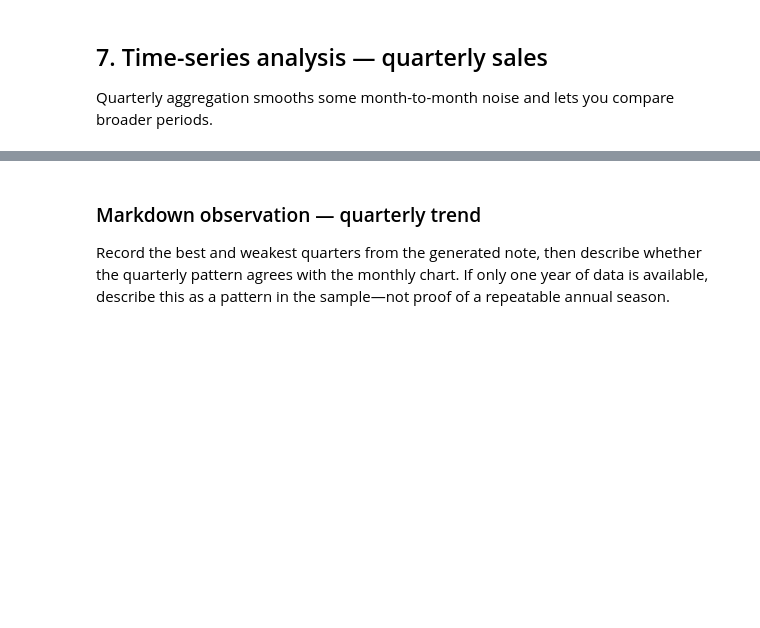
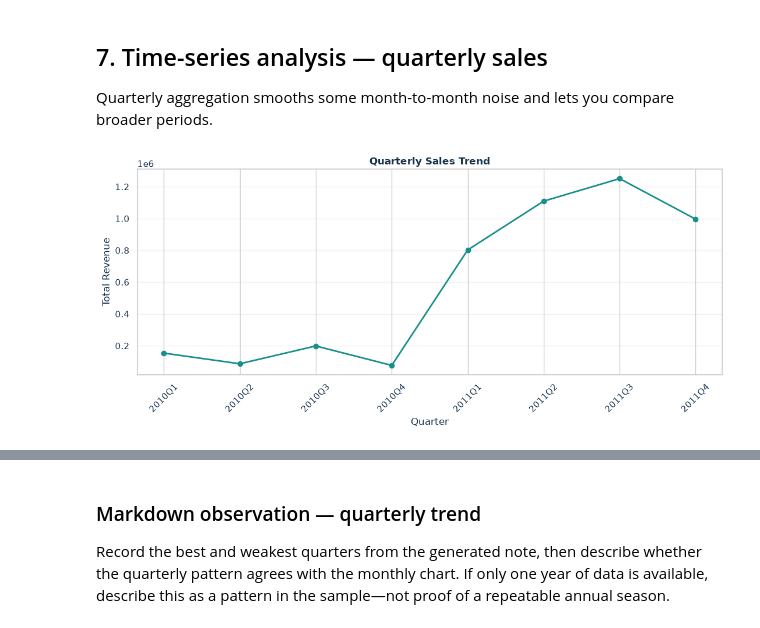
Before and after one commit to santhya27/OIBSIP, a Jupyter notebook: DataAnalytics-Level1-Task1-RetailRadar/Retail_Radar_EDA_Project/Retail_Radar_EDA.ipynb, the cells around one changed output, grey strips where cells are left out. Saved outputs shown, nothing was run; the diff lists cells and outputs as text; code cells hidden in the pictures; blank space fills up the shorter version.

```diff
--- a/DataAnalytics-Level1-Task1-RetailRadar/Retail_Radar_EDA_Project/Retail_Radar_EDA.ipynb
+++ b/DataAnalytics-Level1-Task1-RetailRadar/Retail_Radar_EDA_Project/Retail_Radar_EDA.ipynb
@@ -290,28 +394,76 @@ Use the calculated observation above in your final report. Add one sentence on w
 
 Quarterly aggregation smooths some month-to-month noise and lets you compare broader periods.
 # %%
-quarterly_sales = (
-    df.set_index("order_date")["sales"]
-      .resample("QS").sum()
-      .rename("sales")
-      .reset_index()
-)
-quarterly_sales["quarter"] = quarterly_sales["order_date"].dt.to_period("Q").astype(str)
-fig, ax = plt.subplots(figsize=(10, 5))
-ax.plot(quarterly_sales["quarter"], quarterly_sales["sales"], color=AMBER, linewidth=2.7, marker="o", markersize=7)
-ax.set_title("Quarterly Sales Trajectory", loc="left", fontsize=16, pad=14)
-ax.set_xlabel("Quarter")
-ax.set_ylabel("Sales value")
-ax.spines[["top", "right"]].set_visible(False)
-for x, y in enumerate(quarterly_sales["sales"]):
-    ax.annotate(f"{y:,.0f}", (x, y), textcoords="offset points", xytext=(0, 8), ha="center", fontsize=9, color=INK)
-fig.tight_layout()
-fig.savefig(FIGURE_DIR / "02_quarterly_sales.png", dpi=220, bbox_inches="tight")
-plt.show()
 
-if not quarterly_sales.empty:
-    best_q = quarterly_sales.loc[quarterly_sales["sales"].idxmax()]
-    worst_q = quarterly_sales.loc[quarterly_sales["sales"].idxmin()]
-    display(Markdown(f"**Data-backed observation:** **{best_q['quarter']}** was the strongest quarter ({best_q['sales']:,.2f}), while **{worst_q['quarter']}** was the weakest ({worst_q['sales']:,.2f}). Compare this result with the monthly chart before suggesting a campaign calendar."))
-quarterly_sales.to_csv(OUTPUT_DIR / "quarterly_sales.csv", index=False)
-monthly_sales.to_csv(OUTPUT_DIR / "monthly_sales.csv", index=False)
+# 7. Time-series analysis — quarterly sales
+
+import pandas as pd
+import matplotlib.pyplot as plt
+from IPython.display import display, Markdown
+
+# Check required columns
+required_cols = ["order_date", "sales"]
+missing_cols = [col for col in required_cols if col not in df.columns]
+
+if missing_cols:
+    print("Missing columns:", missing_cols)
+    print("Available columns:", df.columns.tolist())
+else:
+    # Prepare date and sales data
+    df["order_date"] = pd.to_datetime(df["order_date"], errors="coerce")
+    df["sales"] = pd.to_numeric(df["sales"], errors="coerce")
+
+    quarterly_df = df.dropna(subset=["order_date", "sales"]).copy()
+
+    # Aggregate revenue by quarter
+    quarterly_sales = (
+        quarterly_df.set_index("order_date")["sales"]
+        .resample("QS")
+        .sum()
+        .reset_index()
+    )
+
+    quarterly_sales["quarter"] = (
+        quarterly_sales["order_date"].dt.to_period("Q").astype(str)
+    )
+
+    # Plot quarterly sales
+    fig, ax = plt.subplots(figsize=(11, 5))
+    ax.plot(
+        quarterly_sales["quarter"],
+        quarterly_sales["sales"],
+        marker="o",
+        linewidth=2
+    )
+    ax.set_title("Quarterly Sales Trend")
+    ax.set_xlabel("Quarter")
+    ax.set_ylabel("Total Revenue")
+    ax.tick_params(axis="x", rotation=45)
+    ax.grid(axis="y", alpha=0.25)
+    fig.tight_layout()
+
+    fig.savefig(FIGURE_DIR / "02_quarterly_sales.png", dpi=220)
+    plt.show()
+
+    # Identify strongest and weakest quarters
+    if not quarterly_sales.empty:
+        best_q = quarterly_sales.loc[quarterly_sales["sales"].idxmax()]
+        worst_q = quarterly_sales.loc[quarterly_sales["sales"].idxmin()]
+
+        display(Markdown(
+            f"**Observation:** The strongest quarter was "
+            f"**{best_q['quarter']}** with revenue of "
+            f"**{best_q['sales']:,.2f}**, while the weakest was "
+            f"**{worst_q['quarter']}** with revenue of "
+            f"**{worst_q['sales']:,.2f}**."
+        ))
+
+    # Save the results
+    quarterly_sales.to_csv(
+        OUTPUT_DIR / "quarterly_sales.csv", index=False
+    )
+    monthly_sales.to_csv(
+        OUTPUT_DIR / "monthly_sales.csv", index=False
+    )
+# %% [output]
+[figure, added]
```
Also changed, not shown: parts of 20 cells of this notebook.
